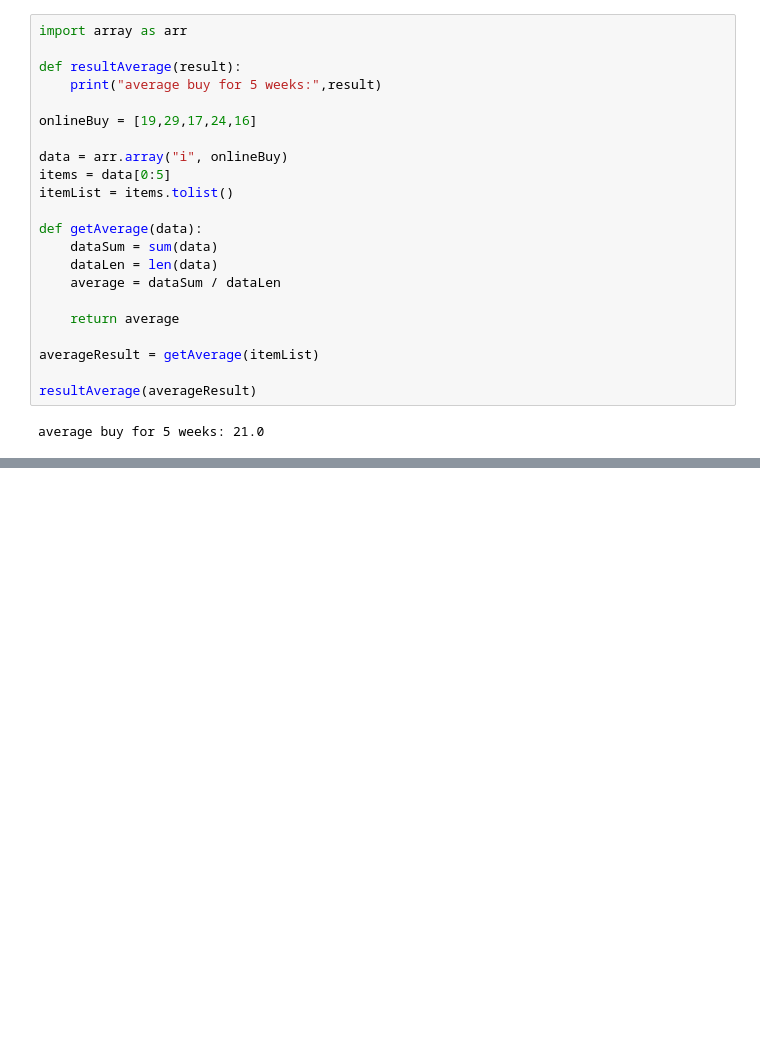
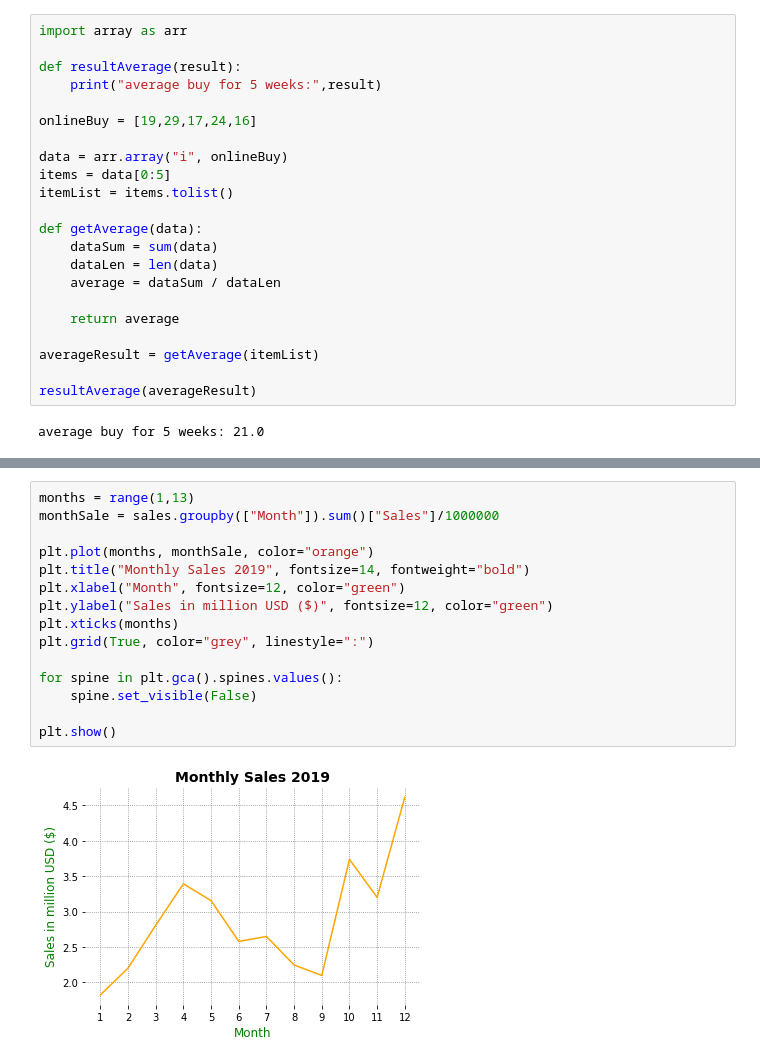
Before and after one commit to romwil22/python-course-dict, a Jupyter notebook: visualize data with python/python_data_visualization.ipynb, the cells around one changed output, grey strips where cells are left out. Saved outputs shown, nothing was run; the diff lists cells and outputs as text; blank space fills up the shorter version.

```diff
--- a/visualize data with python/python_data_visualization.ipynb
+++ b/visualize data with python/python_data_visualization.ipynb
@@ -64,0 +390,17 @@ average buy for 5 weeks: 21.0
+# %%
+months = range(1,13)
+monthSale = sales.groupby(["Month"]).sum()["Sales"]/1000000
+
+plt.plot(months, monthSale, color="orange")
+plt.title("Monthly Sales 2019", fontsize=14, fontweight="bold")
+plt.xlabel("Month", fontsize=12, color="green")
+plt.ylabel("Sales in million USD ($)", fontsize=12, color="green")
+plt.xticks(months)
+plt.grid(True, color="grey", linestyle=":")
+
+for spine in plt.gca().spines.values():
+    spine.set_visible(False)
+
+plt.show()
+# %% [output]
+[figure, added]
```
Also changed, not shown: parts of 38 cells of this notebook, 2 other files.
